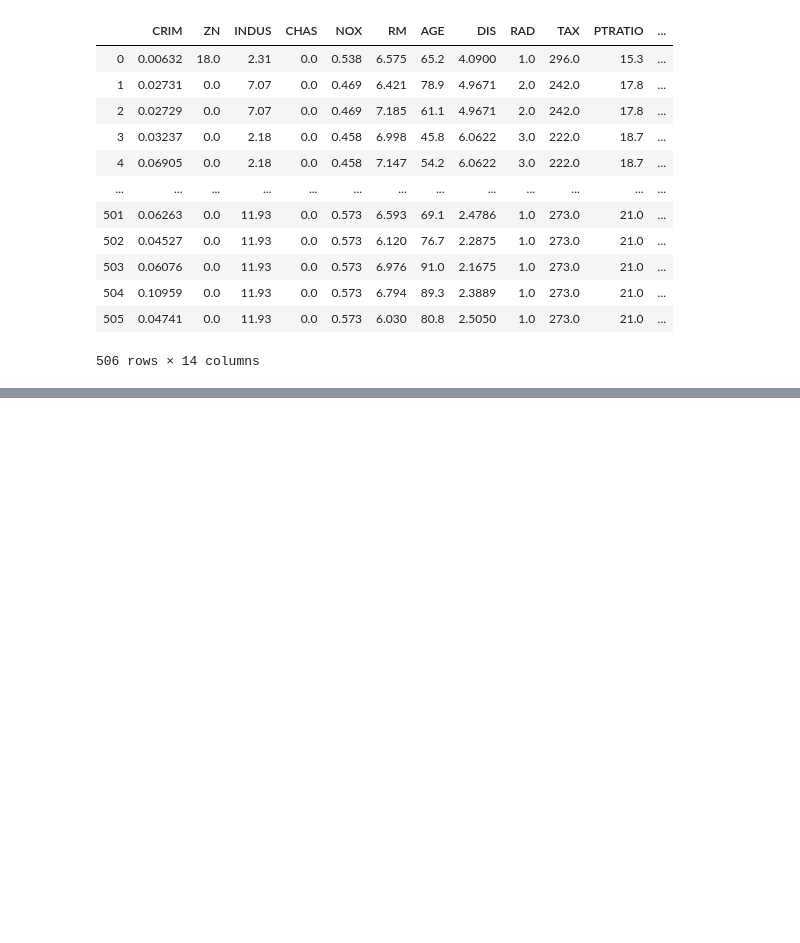
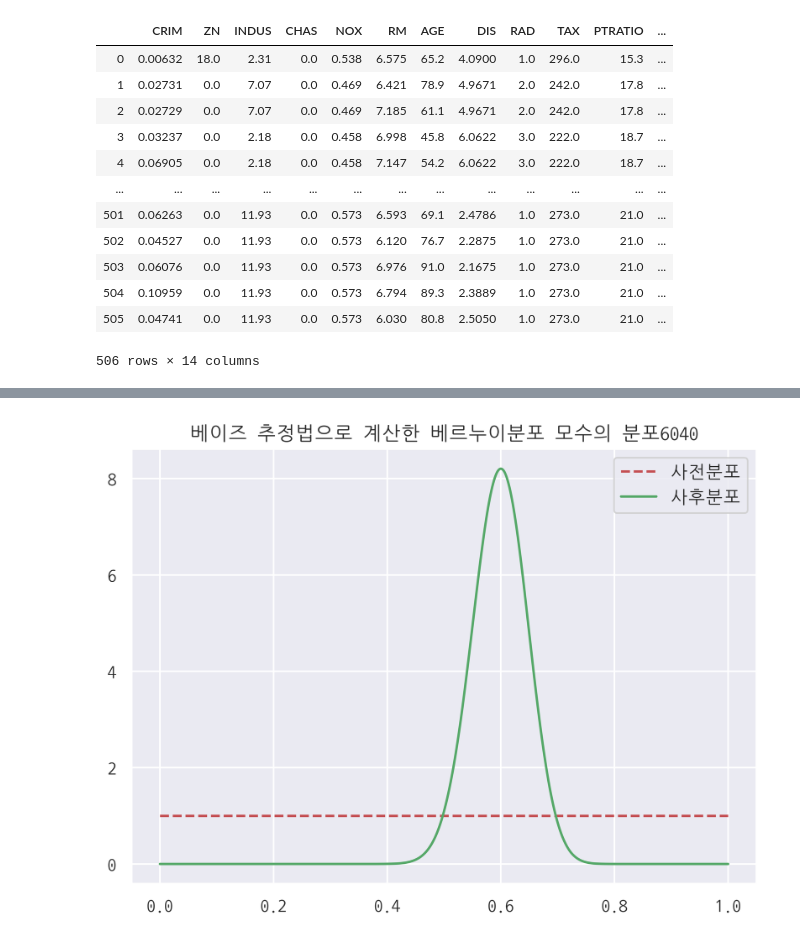
Before and after one commit to hmkim312/TIL, a Jupyter notebook: math/09_추정과 검정.ipynb, the cells around one changed output, grey strips where cells are left out. Drawn from its saved outputs; the diff is of its cells as text; code cells hidden in the pictures; blank space fills up the shorter version.

```diff
--- a/math/09_추정과 검정.ipynb
+++ b/math/09_추정과 검정.ipynb
@@ -56,0 +75,4 @@ df
+# %%
+bernuii(60,40)
+# %% [output]
+[figure, added]
```
Also changed, not shown: parts of 8 cells of this notebook.
